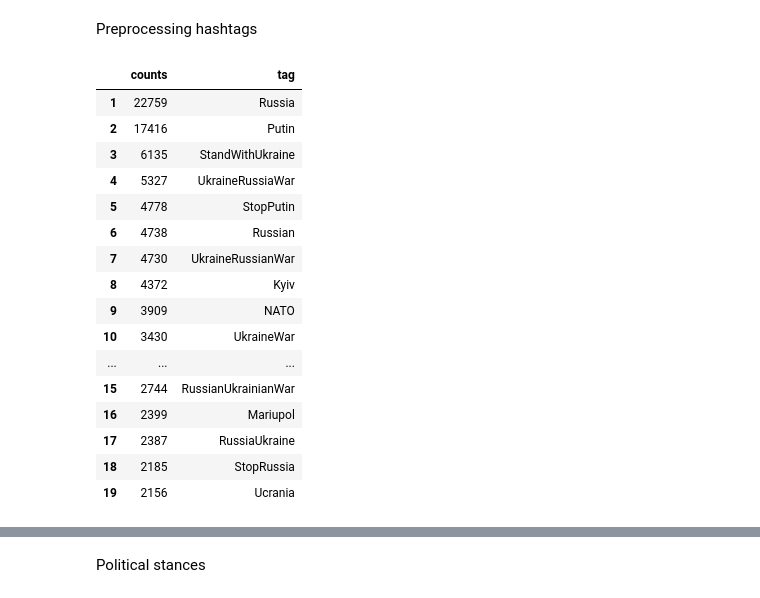
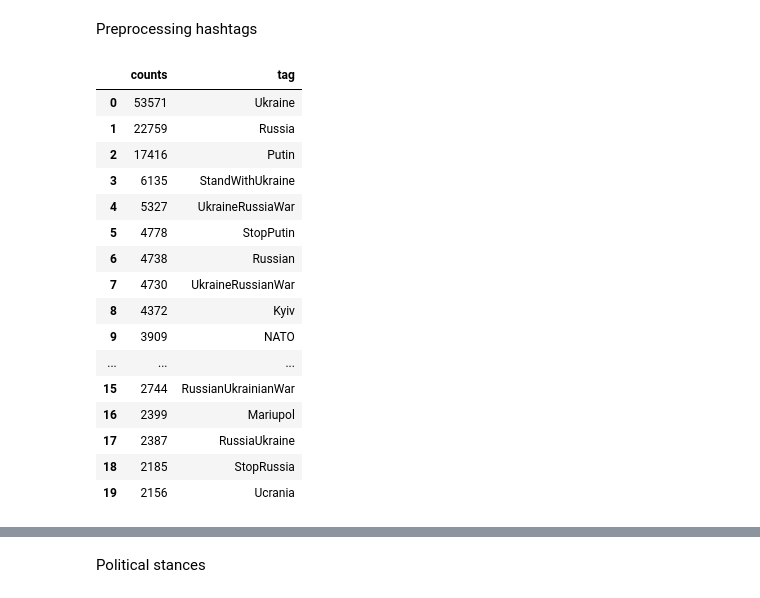
Before and after one commit to Yvonne27Jin/BSDS3002GP_Computational_propaganda_Ukraine, a Jupyter notebook: code/1_DPP.ipynb, the cells around one changed output, grey strips where cells are left out. Cells and saved outputs as stored; diff of their text form; code cells hidden in the pictures.

```diff
--- a/code/1_DPP.ipynb
+++ b/code/1_DPP.ipynb
@@ -27,20 +29,21 @@ Preprocessing hashtags
 # %%
 tags = data['hashtags'].tolist()
 
 TAGS=[]
 for item in tags:
     TAGS+=item[1:-1].split('{')
 TAGS2=[]
 for item2 in TAGS:
     if item2!='':
         TAGS2+=[item2.split(': ')[1].split(',')[0][1:-1]]
 tagdf=pd.DataFrame(pd.Series(TAGS2).value_counts())
 tagdf['tag']=tagdf.index.tolist()
 tagdf.columns=['counts','tag']
 tagdf.index=range(len(tagdf))
-tagdf[1:20]
+tagdf[:20]
 # %% [output]
 |  | counts | tag |
+| 0 | 53571 | Ukraine |
 | 1 | 22759 | Russia |
 | 2 | 17416 | Putin |
 | 3 | 6135 | StandWithUkraine |
@@ -50,7 +53,6 @@ tagdf[1:20]
 | 7 | 4730 | UkraineRussianWar |
 | 8 | 4372 | Kyiv |
 | 9 | 3909 | NATO |
-| 10 | 3430 | UkraineWar |
 | ... | ... | ... |
 | 15 | 2744 | RussianUkrainianWar |
 | 16 | 2399 | Mariupol |
```
Also changed, not shown: parts of 6 cells of this notebook, 6 other files.
